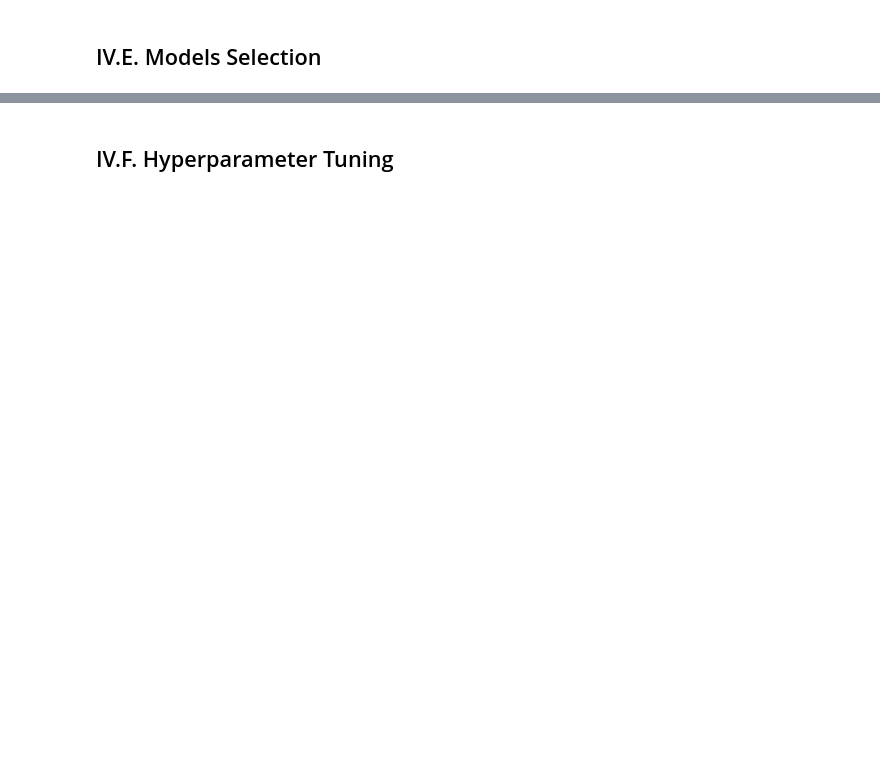
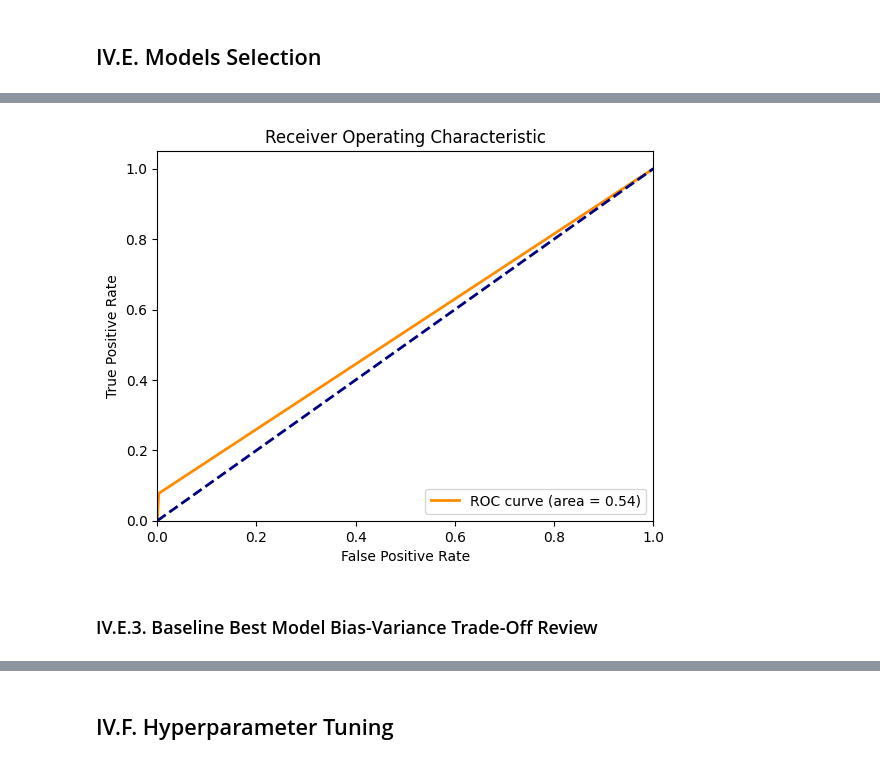
Before and after one commit to hardefarogonondo/IBRD-credit-scorecard-predictive-engine, a Jupyter notebook: notebooks/4_model_training_and_evaluation/model_training_and_evaluation.ipynb, the cells around one changed output, grey strips where cells are left out. Saved outputs shown, nothing was run; the diff lists cells and outputs as text; code cells hidden in the pictures; blank space fills up the shorter version.

```diff
--- a/notebooks/4_model_training_and_evaluation/model_training_and_evaluation.ipynb
+++ b/notebooks/4_model_training_and_evaluation/model_training_and_evaluation.ipynb
@@ -197,0 +358,25 @@ y_test.value_counts()
+# %%
+fpr, tpr, thresholds = roc_curve(y_test, baseline_test_prediction)
+roc_auc = auc(fpr, tpr)
+plt.figure()
+plt.plot(fpr,
+         tpr,
+         color = 'darkorange',
+         lw = 2,
+         label = 'ROC curve (area = %0.2f)' % roc_auc)
+plt.plot([0, 1],
+         [0, 1],
+         color = 'navy',
+         lw = 2,
+         linestyle = '--')
+plt.xlim([0.0, 1.0])
+plt.ylim([0.0, 1.05])
+plt.xlabel("False Positive Rate")
+plt.ylabel("True Positive Rate")
+plt.title("Receiver Operating Characteristic")
+plt.legend(loc = 'lower right')
+plt.show()
+# %% [output]
+[figure, added]
+# %% [markdown]
+### IV.E.3. Baseline Best Model Bias-Variance Trade-Off Review
```
Also changed, not shown: parts of 94 cells of this notebook.
